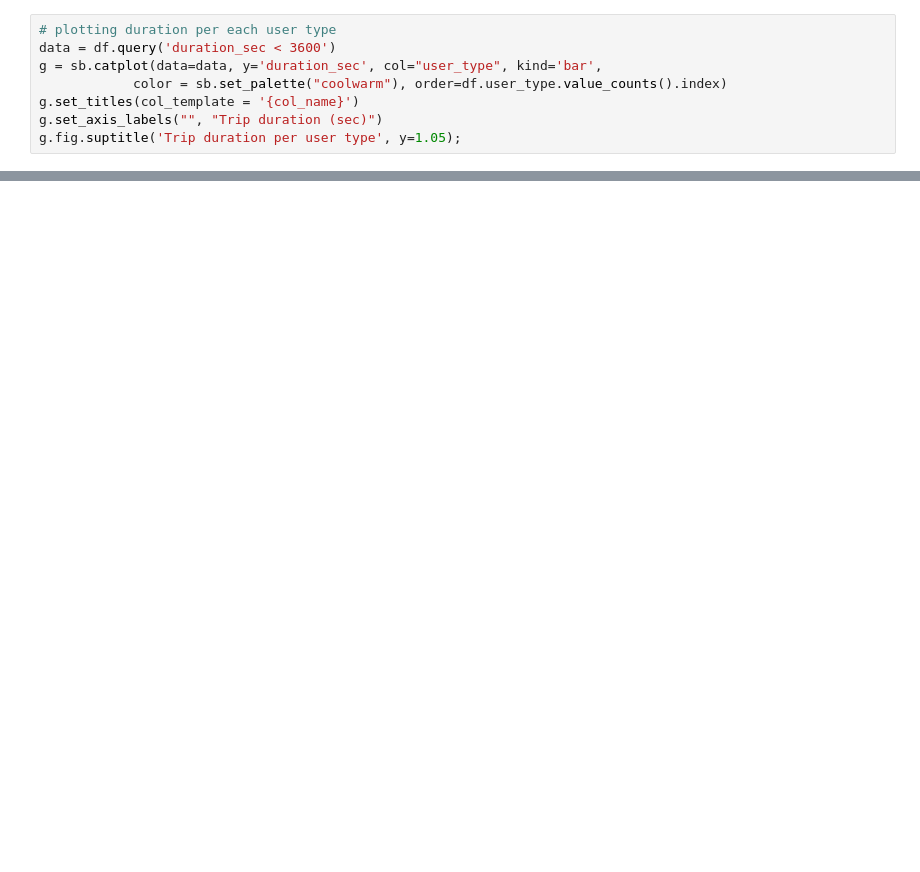
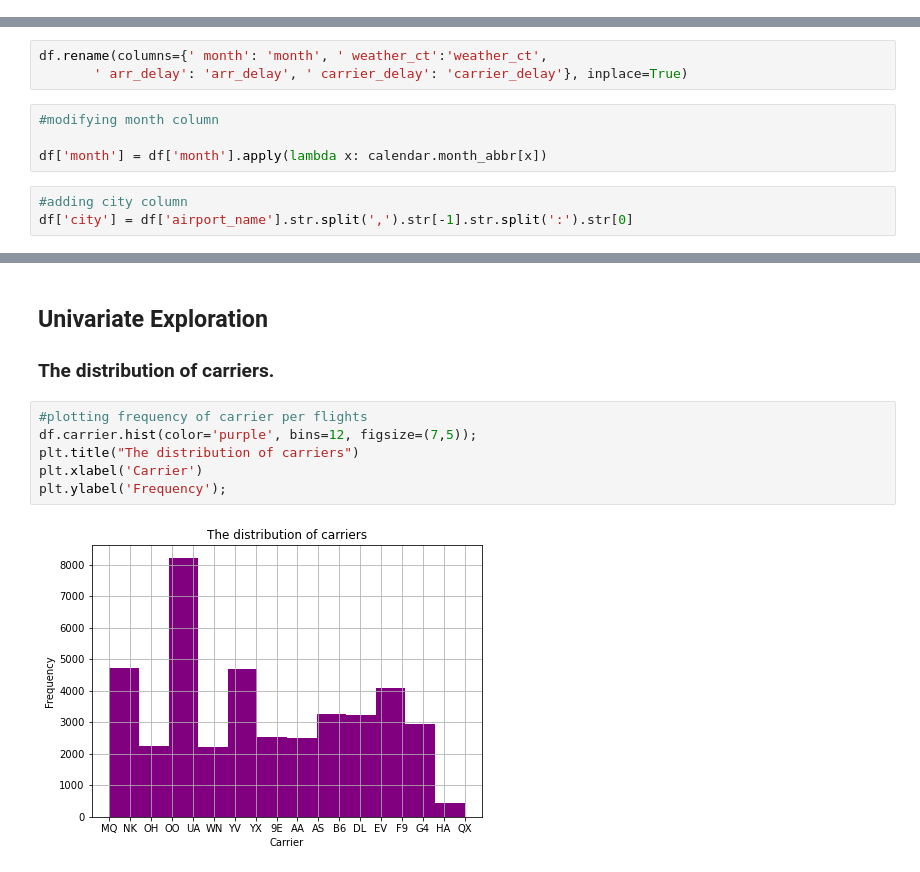
Before and after one commit to Yasmine-hub/Udacity_communicate-data-findings, a Jupyter notebook: exploration_template.ipynb, the cells around one changed output, grey strips where cells are left out. Cells and saved outputs as stored; diff of their text form; blank space fills up the shorter version.

```diff
--- a/exploration_template.ipynb
+++ b/exploration_template.ipynb
@@ -352,8 +134,0 @@ Graphs shows that Subscribers has a shorter duration than Customers
-# %%
-# plotting duration per each user type
-data = df.query('duration_sec < 3600')
-g = sb.catplot(data=data, y='duration_sec', col="user_type", kind='bar',
-            color = sb.set_palette("coolwarm"), order=df.user_type.value_counts().index)
-g.set_titles(col_template = '{col_name}')
-g.set_axis_labels("", "Trip duration (sec)")
-g.fig.suptitle('Trip duration per user type', y=1.05);
@@ -461,0 +145,10 @@ From figure, customers have bigger avarage hours for bike sharing systems than s
+# %%
+df.rename(columns={' month': 'month', ' weather_ct':'weather_ct',
+       ' arr_delay': 'arr_delay', ' carrier_delay': 'carrier_delay'}, inplace=True)
+# %%
+#modifying month column
+
+df['month'] = df['month'].apply(lambda x: calendar.month_abbr[x])
+# %%
+#adding city column
+df['city'] = df['airport_name'].str.split(',').str[-1].str.split(':').str[0]
@@ -461,0 +175,12 @@ From figure, customers have bigger avarage hours for bike sharing systems than s
+# %% [markdown]
+## Univariate Exploration
+
+### The distribution of carriers.
+# %%
+#plotting frequency of carrier per flights
+df.carrier.hist(color='purple', bins=12, figsize=(7,5));
+plt.title("The distribution of carriers")
+plt.xlabel('Carrier')
+plt.ylabel('Frequency');
+# %% [output]
+[figure, added]
```
Also changed, not shown: parts of 99 cells of this notebook, 5 other files.
